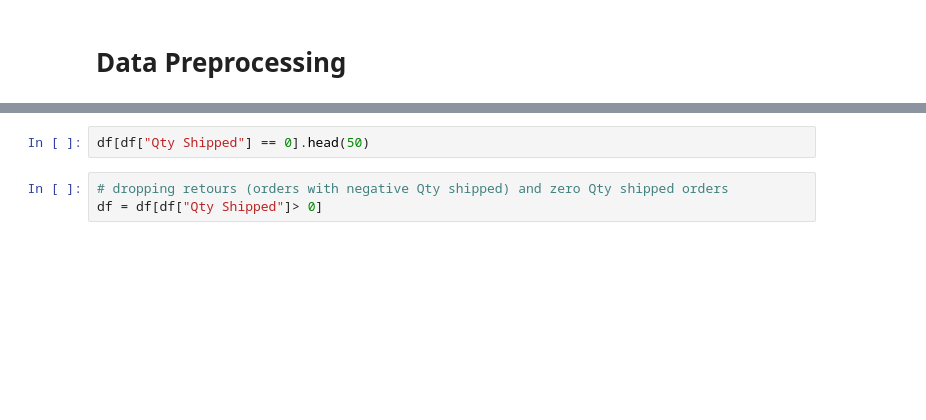
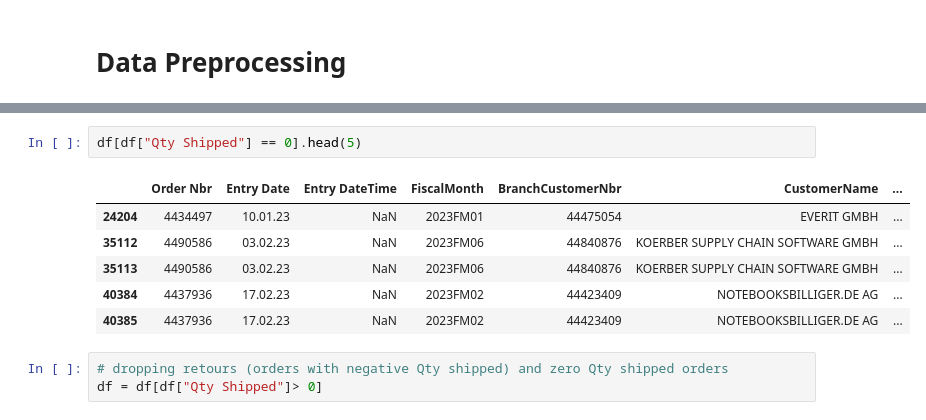
Before and after one commit to vincm1/RecSys_Implicit, a Jupyter notebook: Alternating_Least_Squares_(ALS)_&_Bayesian_Personalized_Ranking_(BPR).ipynb, the cells around one changed output, grey strips where cells are left out. Cells and saved outputs as stored; diff of their text form; blank space fills up the shorter version.

```diff
--- a/Alternating_Least_Squares_(ALS)_&_Bayesian_Personalized_Ranking_(BPR).ipynb
+++ b/Alternating_Least_Squares_(ALS)_&_Bayesian_Personalized_Ranking_(BPR).ipynb
@@ -46,5 +49,12 @@ len(df[df["Qty Shipped"] == 0])
 # %%
-df[df["Qty Shipped"] == 0].head(50)
+df[df["Qty Shipped"] == 0].head(5)
+# %% [output]
+|  | Order Nbr | Entry Date | Entry DateTime | FiscalMonth | BranchCustomerNbr | CustomerName | ... |
+| 24204 | 4434497 | 10.01.23 | NaN | 2023FM01 | 44475054 | EVERIT GMBH | ... |
+| 35112 | 4490586 | 03.02.23 | NaN | 2023FM06 | 44840876 | KOERBER SUPPLY CHAIN SOFTWARE GMBH | ... |
+| 35113 | 4490586 | 03.02.23 | NaN | 2023FM06 | 44840876 | KOERBER SUPPLY CHAIN SOFTWARE GMBH | ... |
+| 40384 | 4437936 | 17.02.23 | NaN | 2023FM02 | 44423409 | NOTEBOOKSBILLIGER.DE AG | ... |
+| 40385 | 4437936 | 17.02.23 | NaN | 2023FM02 | 44423409 | NOTEBOOKSBILLIGER.DE AG | ... |
 # %%
 # dropping retours (orders with negative Qty shipped) and zero Qty shipped orders
 df = df[df["Qty Shipped"]> 0]
```
Also changed, not shown: parts of 39 cells of this notebook.
